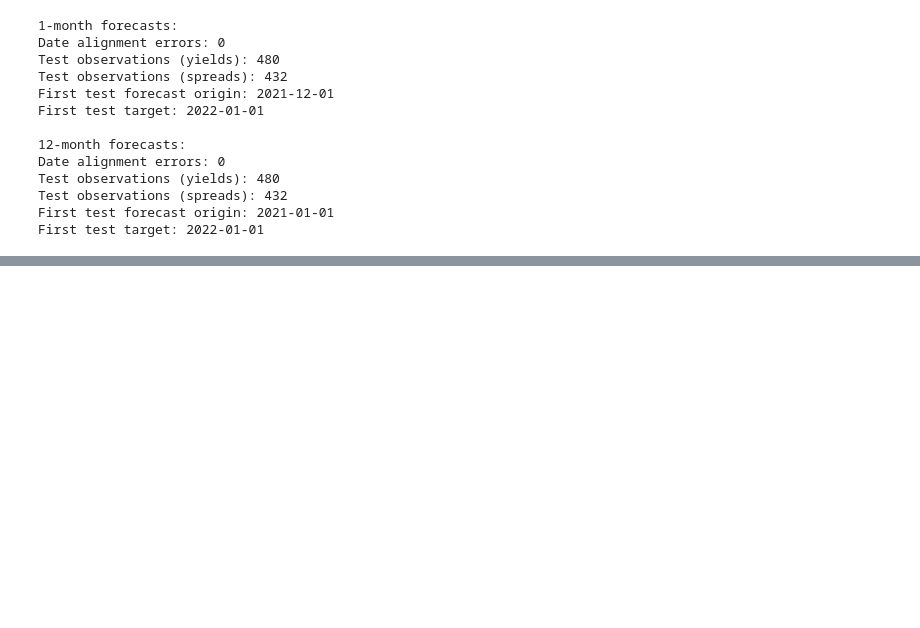
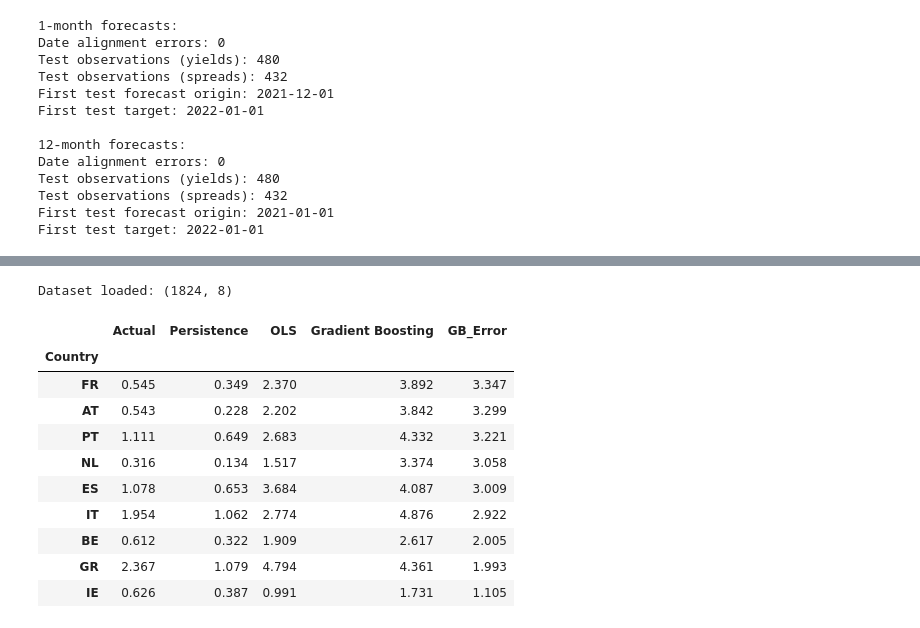
Before and after one commit to Mobula-nyte/ADA-Sovereign-Spreads, a Jupyter notebook: notebooks/04_1_modelling_real_data.ipynb, the cells around one changed output, grey strips where cells are left out. Cells and saved outputs as stored; diff of their text form; code cells hidden in the pictures; blank space fills up the shorter version.

Commit message:
Just testing the final data.

```diff
--- a/notebooks/04_1_modelling_real_data.ipynb
+++ b/notebooks/04_1_modelling_real_data.ipynb
@@ -2597,0 +2691,49 @@ First test target: 2022-01-01
+# %%
+
+import pandas as pd
+
+df_plot = pd.read_csv(
+    "../data/processed/forecast_predictions_2022_2025.csv",
+    parse_dates=["Target_Date"]
+)
+
+print("Dataset loaded:", df_plot.shape)
+# %% [output]
+Dataset loaded: (1824, 8)
+# %%
+
+# STEP 26 — Investigate the early 2022 spread spike
+
+spike = df_plot[
+    (df_plot["Variable"] == "Spread") &
+    (df_plot["Horizon"] == 12) &
+    (df_plot["Target_Date"].between(
+        "2022-04-01", "2022-06-01"
+    ))
+].copy()
+
+spike["GB_Error"] = (
+    spike["Gradient Boosting"] - spike["Actual"]
+)
+
+country_summary = (
+    spike.groupby("Country")
+    [["Actual", "Persistence", "OLS",
+      "Gradient Boosting", "GB_Error"]]
+    .mean()
+    .sort_values("GB_Error", ascending=False)
+)
+
+display(country_summary.round(3))
+# %% [output]
+|  | Actual | Persistence | OLS | Gradient Boosting | GB_Error |
+| Country |  |  |  |  |  |
+| FR | 0.545 | 0.349 | 2.370 | 3.892 | 3.347 |
+| AT | 0.543 | 0.228 | 2.202 | 3.842 | 3.299 |
+| PT | 1.111 | 0.649 | 2.683 | 4.332 | 3.221 |
+| NL | 0.316 | 0.134 | 1.517 | 3.374 | 3.058 |
+| ES | 1.078 | 0.653 | 3.684 | 4.087 | 3.009 |
+| IT | 1.954 | 1.062 | 2.774 | 4.876 | 2.922 |
+| BE | 0.612 | 0.322 | 1.909 | 2.617 | 2.005 |
+| GR | 2.367 | 1.079 | 4.794 | 4.361 | 1.993 |
+| IE | 0.626 | 0.387 | 0.991 | 1.731 | 1.105 |
```
Also changed, not shown: parts of 2 cells of this notebook, 6 other files.
